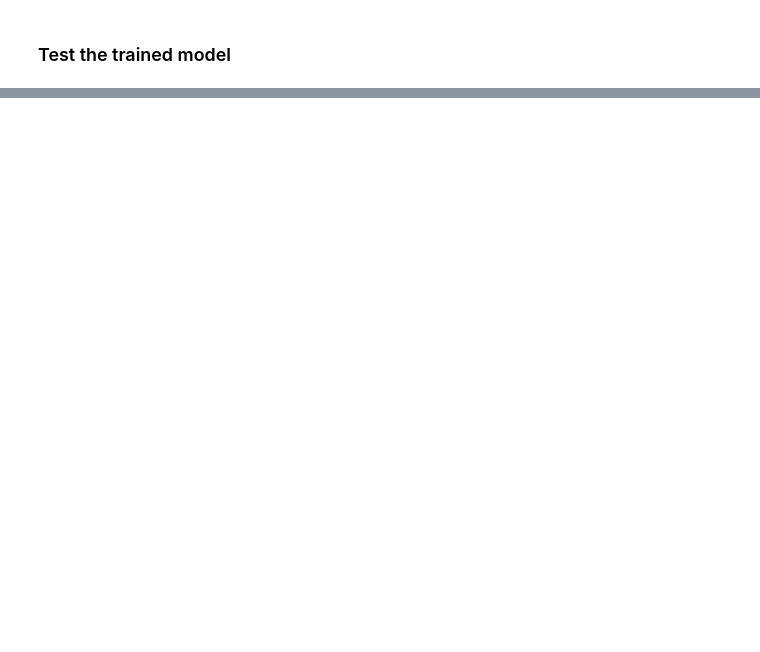
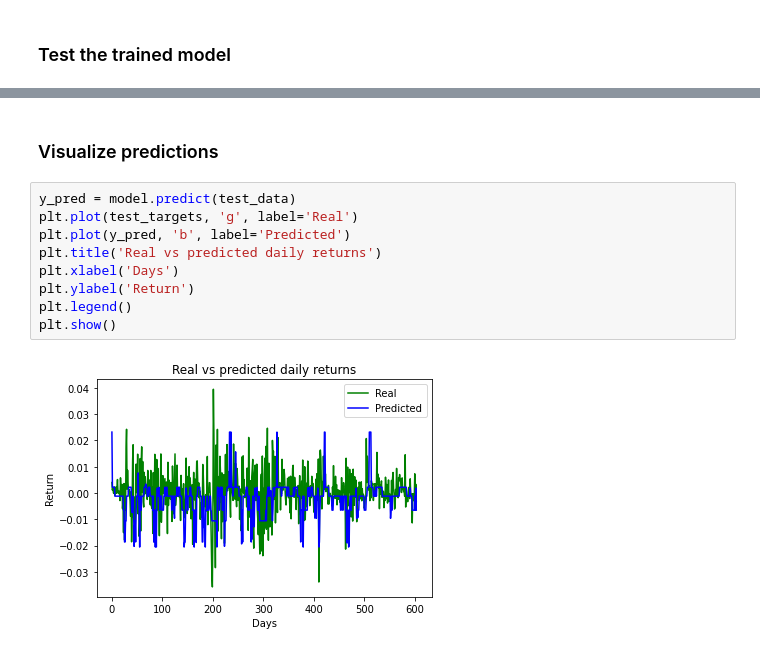
Before and after one commit to jmacostap/DERNA, a Jupyter notebook: Baseline.ipynb, the cells around one changed output, grey strips where cells are left out. Saved outputs shown, nothing was run; the diff lists cells and outputs as text; blank space fills up the shorter version.

```diff
--- a/Baseline.ipynb
+++ b/Baseline.ipynb
@@ -171,0 +172,13 @@ Test error: 8.464848360745236e-05, MAE: 0.006210907828062773, MAPE: 1025.8616943
+# %% [markdown]
+### Visualize predictions
+# %%
+y_pred = model.predict(test_data)
+plt.plot(test_targets, 'g', label='Real')
+plt.plot(y_pred, 'b', label='Predicted')
+plt.title('Real vs predicted daily returns')
+plt.xlabel('Days')
+plt.ylabel('Return')
+plt.legend()
+plt.show()
+# %% [output]
+[figure, added]
```
Also changed, not shown: parts of 5 cells of this notebook.
